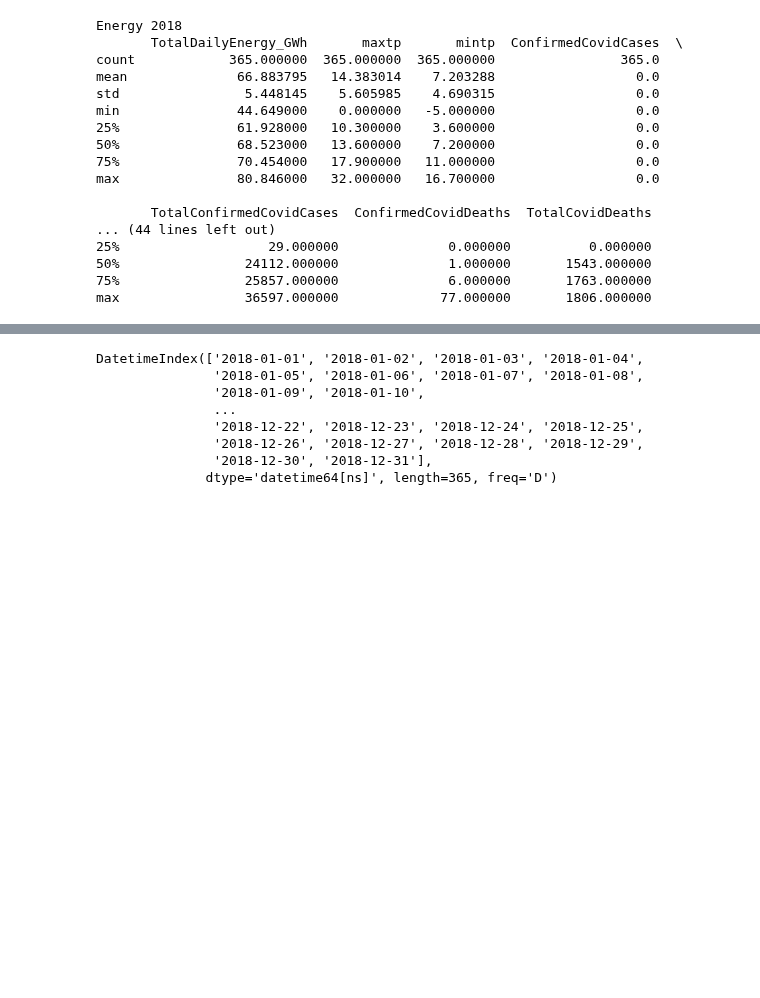
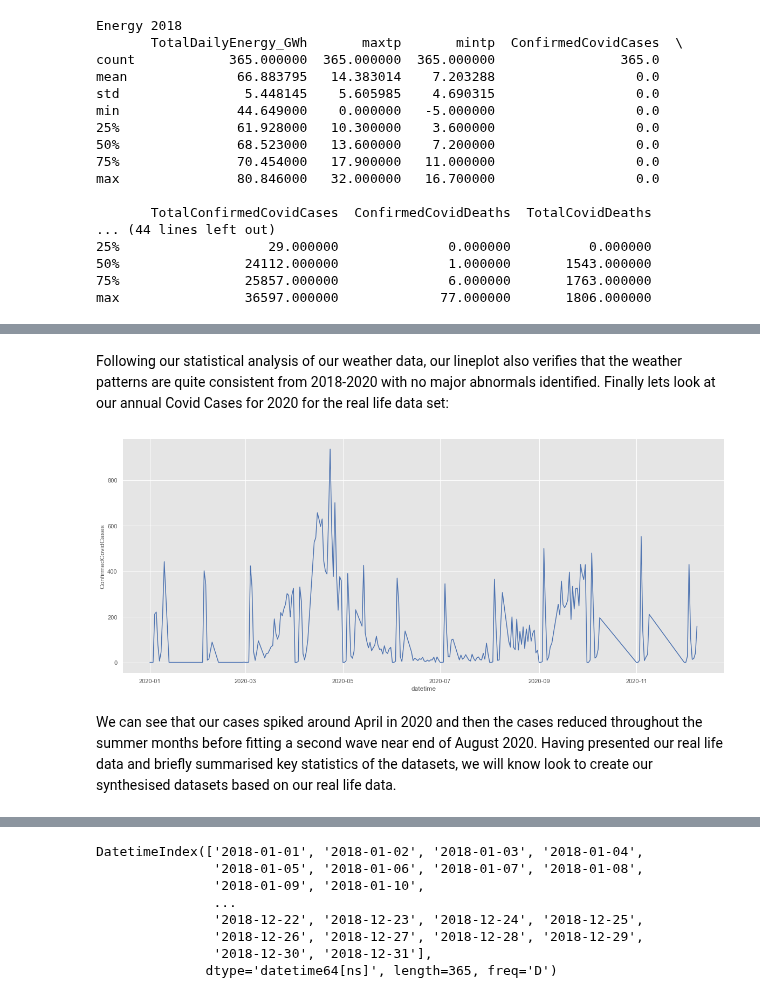
Before and after one commit to Keitho08/Prog_for_data_analyis_project_2020, a Jupyter notebook: Programming_for_Data_Analysis_Project_2020.ipynb, the cells around one changed output, grey strips where cells are left out. Saved outputs shown, nothing was run; the diff lists cells and outputs as text; code cells hidden in the pictures; blank space fills up the shorter version.

```diff
--- a/Programming_for_Data_Analysis_Project_2020.ipynb
+++ b/Programming_for_Data_Analysis_Project_2020.ipynb
@@ -90,0 +145,10 @@ plt.rcParams["figure.figsize"] = (20,8) #sets the plots size
+# %% [markdown]
+Following our statistical analysis of our weather data, our lineplot also verifies that the weather patterns are quite consistent from 2018-2020 with no major abnormals identified.
+Finally lets look at our annual Covid Cases for 2020 for the real life data set:
+# %%
+DailyCovidCasesPlot=sns.lineplot(x="datetime", y="ConfirmedCovidCases", data=Energy2020[0:], color='b')
+# %% [output]
+[figure, added]
+# %% [markdown]
+We can see that our cases spiked around April in 2020 and then the cases reduced throughout the summer months before fitting a second wave near end of August 2020.
+Having presented our real life data and briefly summarised key statistics of the datasets, we will know look to create our synthesised datasets based on our real life data.
```
Also changed, not shown: parts of 20 cells of this notebook.
